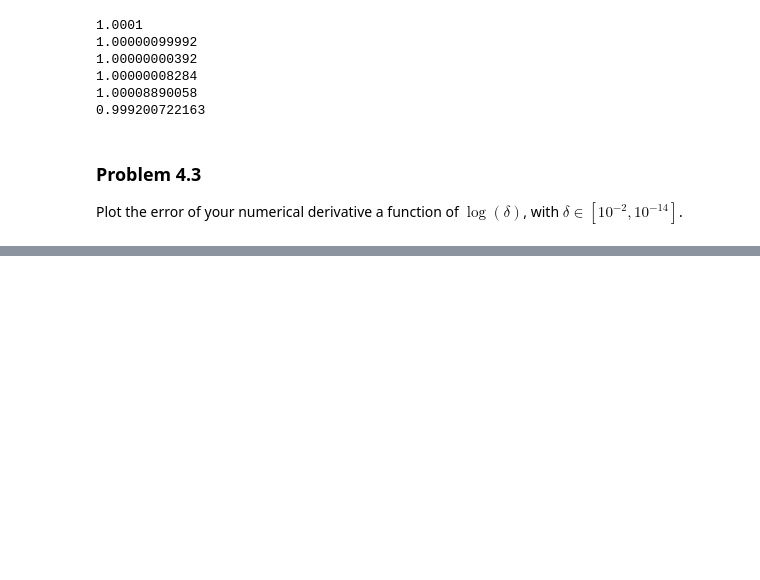
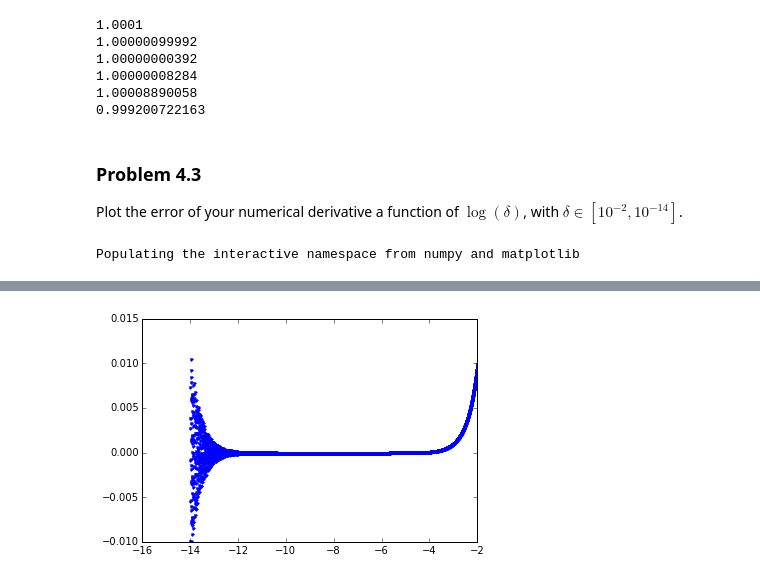
Before and after one commit to pcchen/NTHU10320PHYS290000, a Jupyter notebook: student/102000028/Homework3.ipynb, the cells around one changed output, grey strips where cells are left out. Cells and saved outputs as stored; diff of their text form; code cells hidden in the pictures; blank space fills up the shorter version.

```diff
--- a/student/102000028/Homework3.ipynb
+++ b/student/102000028/Homework3.ipynb
@@ -194,0 +237,35 @@ Plot the error of your numerical derivative a function of $\log(\delta)$, with $
+# %%
+# Problem 4.3
+%pylab inline
+import numpy as np
+import math
+b=[]
+x=1
+def f(x):
+    return x*(x-1)
+
+def derivative(x,d):
+    return (f(x+d)-f(x))/d
+
+def log():
+    n=0
+    d=0.01
+    while n<=6000:
+        d=d*(0.01**0.001)
+        n=n+1
+        a=math.log(d,10)
+        c=derivative(x,d)-1
+
+        b.append([a,c])
+
+log()
+
+b=np.array(b)
+
+e=b[:,0]
+f=b[:,1]
+
+plot(e,f,'b.')
+show()
+# %% [output]
+Populating the interactive namespace from numpy and matplotlib
@@ -194,0 +274 @@ Plot the error of your numerical derivative a function of $\log(\delta)$, with $
+[figure, added]
```
Also changed, not shown: parts of 5 cells of this notebook.
